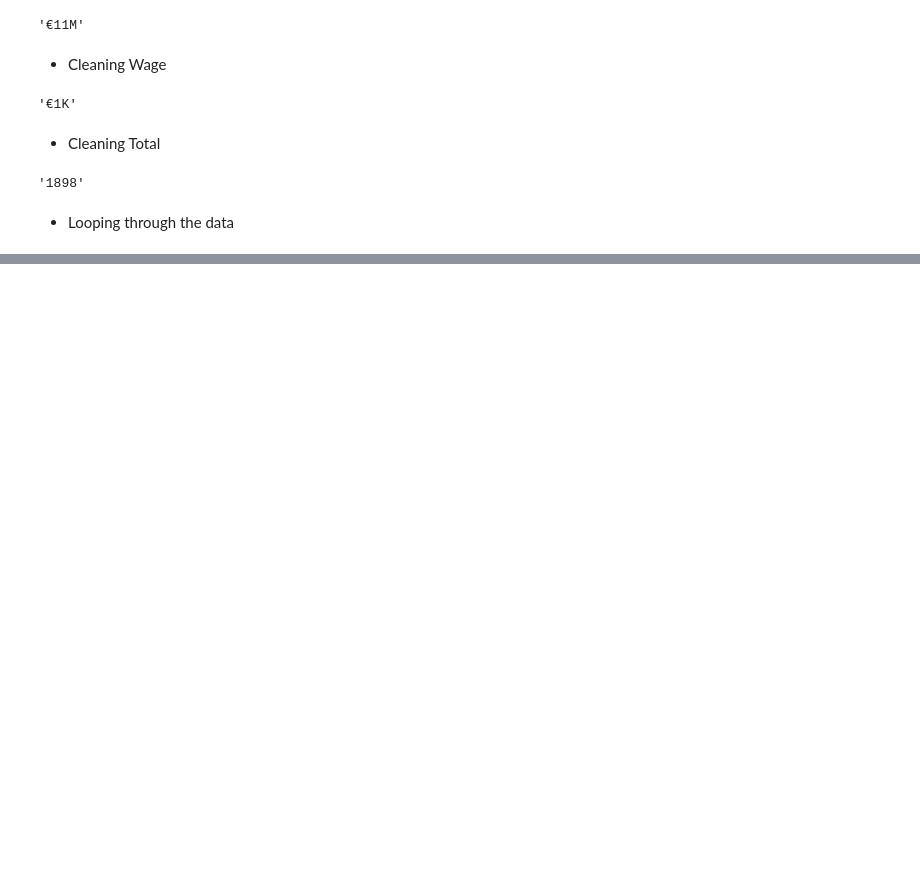
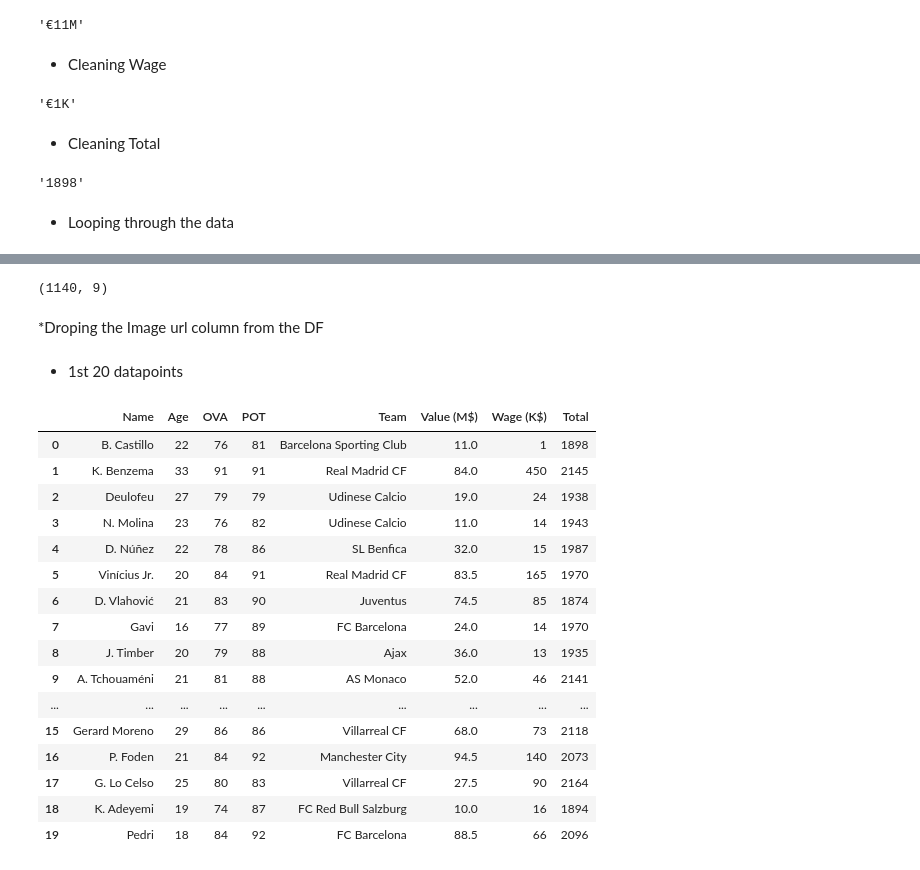
Before and after one commit to Naveen-Karanamu/FIFA-Data-Analysis, a Jupyter notebook: main.ipynb, the cells around one changed output, grey strips where cells are left out. Cells and saved outputs as stored; diff of their text form; code cells hidden in the pictures; blank space fills up the shorter version.

```diff
--- a/main.ipynb
+++ b/main.ipynb
@@ -118,7 +122,7 @@ total=[]
 
 count=0
 for j in range(1,20):
-    url=f"https://sofifa.com/players?offset=1{j}"
+    url=f"https://sofifa.com/players?offset={j}"
     req=requests.get(url)
     soup=BeautifulSoup(req.content)
 
@@ -170,0 +197,32 @@ fifa['Total']=pd.to_numeric(fifa['Total'])
+# %%
+# Shape of the DF
+fifa.shape
+# %% [output]
+(1140, 9)
+# %% [markdown]
+*Droping the Image url column from the DF
+# %%
+# Remmoving the Image column
+fifa.drop(columns=["Image"],inplace=True,axis=1)
+# %% [markdown]
+* 1st 20 datapoints
+# %%
+fifa.head(20)
+# %% [output]
+|  | Name | Age | OVA | POT | Team | Value (M$) | Wage (K$) | Total |
+| 0 | B. Castillo | 22 | 76 | 81 | Barcelona Sporting Club | 11.0 | 1 | 1898 |
+| 1 | K. Benzema | 33 | 91 | 91 | Real Madrid CF | 84.0 | 450 | 2145 |
+| 2 | Deulofeu | 27 | 79 | 79 | Udinese Calcio | 19.0 | 24 | 1938 |
+| 3 | N. Molina | 23 | 76 | 82 | Udinese Calcio | 11.0 | 14 | 1943 |
+| 4 | D. Núñez | 22 | 78 | 86 | SL Benfica | 32.0 | 15 | 1987 |
+| 5 | Vinícius Jr. | 20 | 84 | 91 | Real Madrid CF | 83.5 | 165 | 1970 |
+| 6 | D. Vlahović | 21 | 83 | 90 | Juventus | 74.5 | 85 | 1874 |
+| 7 | Gavi | 16 | 77 | 89 | FC Barcelona | 24.0 | 14 | 1970 |
+| 8 | J. Timber | 20 | 79 | 88 | Ajax | 36.0 | 13 | 1935 |
+| 9 | A. Tchouaméni | 21 | 81 | 88 | AS Monaco | 52.0 | 46 | 2141 |
+| ... | ... | ... | ... | ... | ... | ... | ... | ... |
+| 15 | Gerard Moreno | 29 | 86 | 86 | Villarreal CF | 68.0 | 73 | 2118 |
+| 16 | P. Foden | 21 | 84 | 92 | Manchester City | 94.5 | 140 | 2073 |
+| 17 | G. Lo Celso | 25 | 80 | 83 | Villarreal CF | 27.5 | 90 | 2164 |
+| 18 | K. Adeyemi | 19 | 74 | 87 | FC Red Bull Salzburg | 10.0 | 16 | 1894 |
+| 19 | Pedri | 18 | 84 | 92 | FC Barcelona | 88.5 | 66 | 2096 |
```
Also changed, not shown: parts of 22 cells of this notebook.
